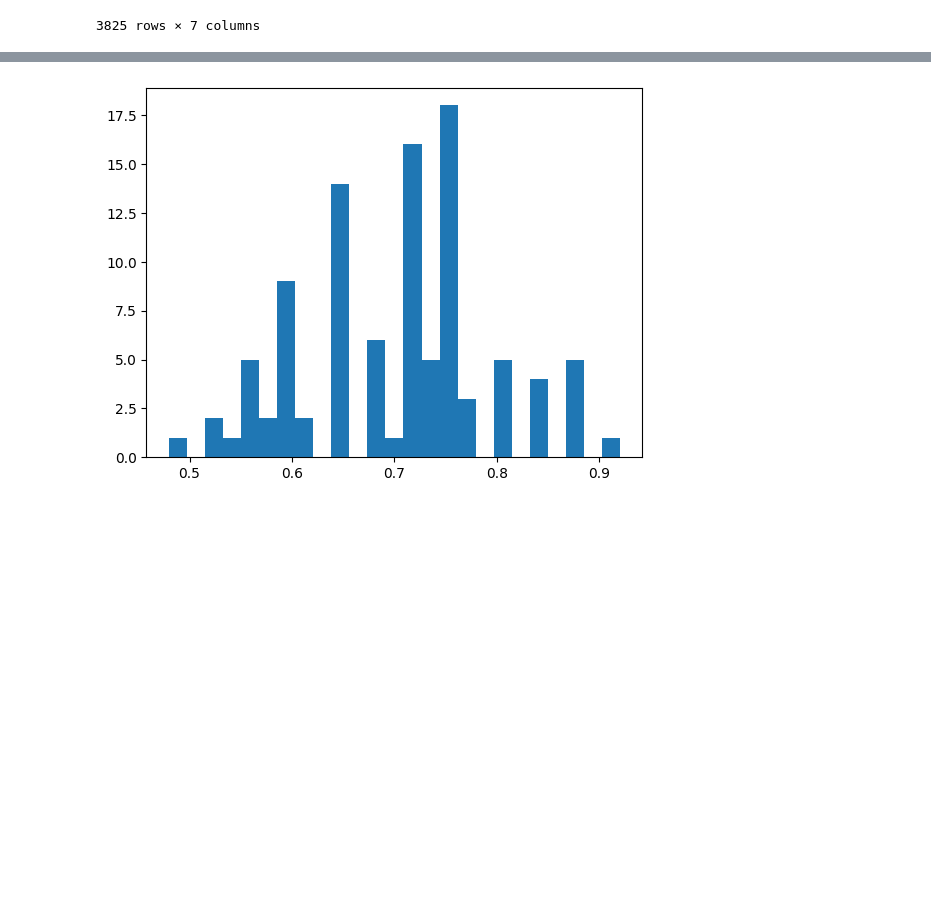
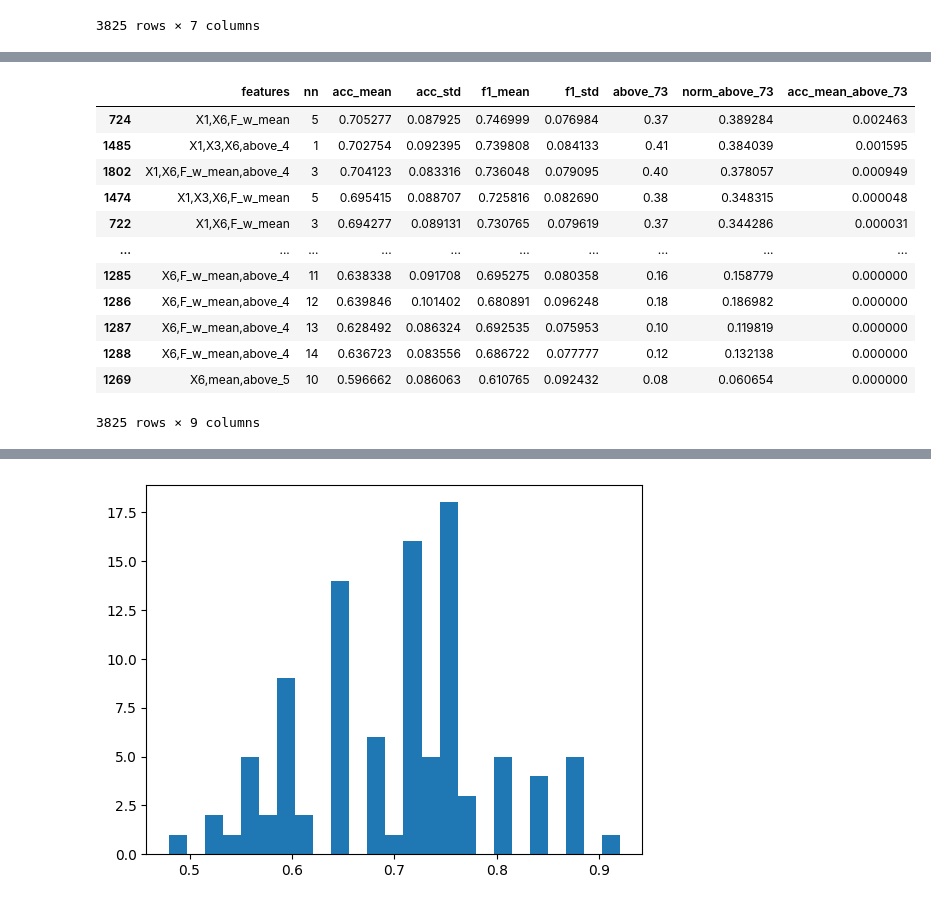
Before and after one commit to YCoeusZ/OAM6GH5slDAHadnQ, a Jupyter notebook: note_books/KNN_and_A_Standdard_Pipeline.ipynb, the cells around one changed output, grey strips where cells are left out. Saved outputs shown, nothing was run; the diff lists cells and outputs as text; code cells hidden in the pictures; blank space fills up the shorter version.

```diff
--- a/note_books/KNN_and_A_Standdard_Pipeline.ipynb
+++ b/note_books/KNN_and_A_Standdard_Pipeline.ipynb
@@ -669 +674,17 @@ df_results.sort_values(by=["above_73"],ascending=False)
+# %%
+df_results.sort_values(by=["acc_mean_above_73"],ascending=False)
+# %% [output]
+|  | features | nn | acc_mean | acc_std | f1_mean | f1_std | above_73 | norm_above_73 | acc_mean_above_73 |
+| 724 | X1,X6,F_w_mean | 5 | 0.705277 | 0.087925 | 0.746999 | 0.076984 | 0.37 | 0.389284 | 0.002463 |
+| 1485 | X1,X3,X6,above_4 | 1 | 0.702754 | 0.092395 | 0.739808 | 0.084133 | 0.41 | 0.384039 | 0.001595 |
+| 1802 | X1,X6,F_w_mean,above_4 | 3 | 0.704123 | 0.083316 | 0.736048 | 0.079095 | 0.40 | 0.378057 | 0.000949 |
+| 1474 | X1,X3,X6,F_w_mean | 5 | 0.695415 | 0.088707 | 0.725816 | 0.082690 | 0.38 | 0.348315 | 0.000048 |
+| 722 | X1,X6,F_w_mean | 3 | 0.694277 | 0.089131 | 0.730765 | 0.079619 | 0.37 | 0.344286 | 0.000031 |
+| ... | ... | ... | ... | ... | ... | ... | ... | ... | ... |
+| 1285 | X6,F_w_mean,above_4 | 11 | 0.638338 | 0.091708 | 0.695275 | 0.080358 | 0.16 | 0.158779 | 0.000000 |
+| 1286 | X6,F_w_mean,above_4 | 12 | 0.639846 | 0.101402 | 0.680891 | 0.096248 | 0.18 | 0.186982 | 0.000000 |
+| 1287 | X6,F_w_mean,above_4 | 13 | 0.628492 | 0.086324 | 0.692535 | 0.075953 | 0.10 | 0.119819 | 0.000000 |
+| 1288 | X6,F_w_mean,above_4 | 14 | 0.636723 | 0.083556 | 0.686722 | 0.077777 | 0.12 | 0.132138 | 0.000000 |
+| 1269 | X6,mean,above_5 | 10 | 0.596662 | 0.086063 | 0.610765 | 0.092432 | 0.08 | 0.060654 | 0.000000 |
+3825 rows × 9 columns
 # %%
```
Also changed, not shown: parts of 14 cells of this notebook, 1 other file.
